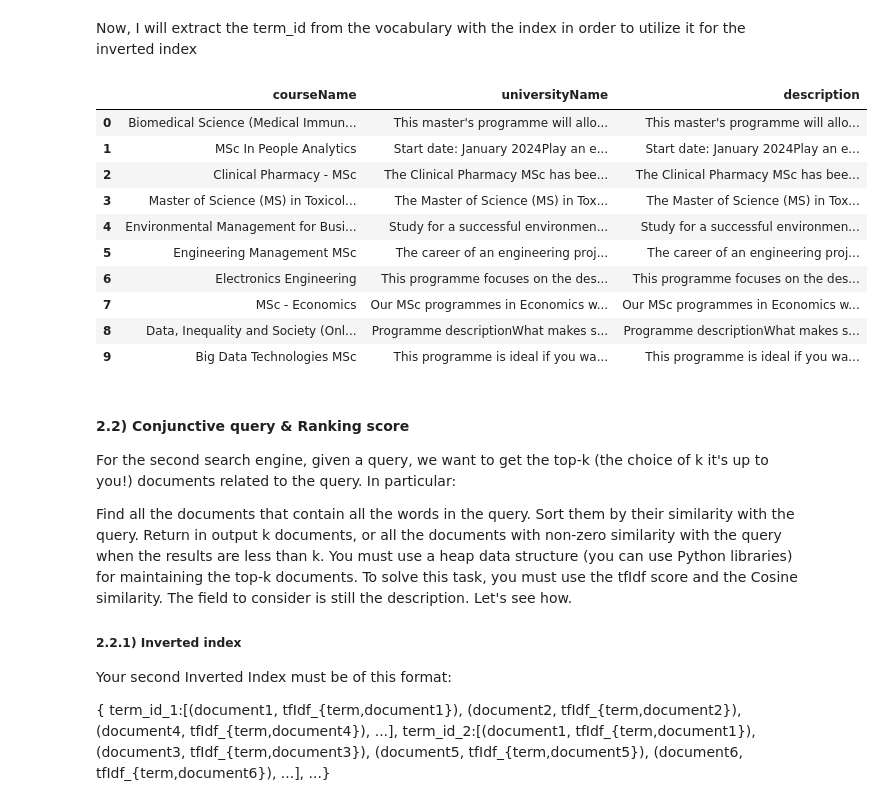
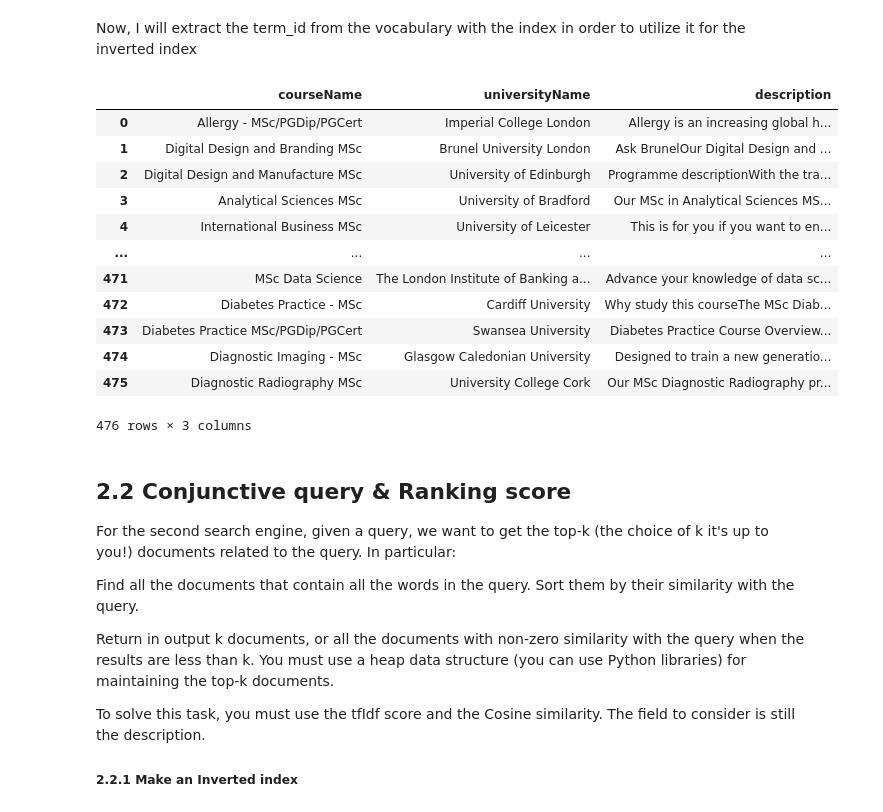
Before and after one commit to saifali03/Master-s-Degrees-from-all-over-, a Jupyter notebook: ADM_HW3.ipynb, the cells around one changed output. Cells and saved outputs as stored; diff of their text form; code cells hidden in the pictures.

```diff
--- a/ADM_HW3.ipynb
+++ b/ADM_HW3.ipynb
@@ -11,8 +12,8 @@ from functions import *
 # %% [markdown]
 First, I will load all (approximately) 6000 tsv files into one final dataset.
 # %%
-directory = "/Users/saifdev/Desktop/files_tsv"
-output_file = "/Users/saifdev/Desktop/grande.tsv"
+directory = "/Users/ricca/Desktop/ADM/files_tsv"
+output_file = "/Users/ricca/Desktop/ADM-HW3/grande.tsv"
 dataset = create_store_tsv(directory, output_file)
 # %%
 dataset.head(5)
@@ -35,0 +29,5 @@ df.head(3)
+# %%
+df = dataset.copy()
+print(df.shape)
+df = df.dropna(subset=['courseName'], axis=0)
+print(df.shape)
@@ -132,4 +139,4 @@ with open("/Users/saifdev/Desktop/vocabulary.json", "w") as file: # storing for
     json.dump(vocab_with_index, file)
 # %%
-vocab_with_index = json.load(open("/Users/saifdev/Desktop/vocabulary.json", "r")) # loading for use
+vocab_with_index = json.load(open("./vocabulary.json", "r")) # loading for use
 # %% [markdown]
@@ -162,7 +168,7 @@ inverted_index = inverted_index(vocab_with_index, df)
 # %% [markdown]
 I will now store this inverted index locally
 # %%
-with open("/Users/saifdev/Desktop/inverted_index_1.json", "w") as file: # storing for reusability
+with open("./inverted_index_1.json", "w") as file: # storing for reusability
     json.dump(inverted_index, file)
-inverted_index = json.load(open("/Users/saifdev/Desktop/inverted_index_1.json", "r")) # loading for use
+inverted_index = json.load(open("./inverted_index_1.json", "r")) # loading for use
 # %% [markdown]
@@ -182,34 +190,31 @@ Now, I will extract the term_id from the vocabulary with the index in order to u
 # %%
 term_ids = get_term_id_from_query(vocab_with_index, normalized_query)
 # %%
-new_dataset = search_engine(term_ids, df, inverted_index).head(10)
+new_dataset = search_engine(term_ids, df, inverted_index)
 new_dataset
 # %% [output]
 |  | courseName | universityName | description |
-| 0 | Biomedical Science (Medical Immun... | This master's programme will allo... | This master's programme will allo... |
-| 1 | MSc In People Analytics | Start date: January 2024Play an e... | Start date: January 2024Play an e... |
-| 2 | Clinical Pharmacy - MSc | The Clinical Pharmacy MSc has bee... | The Clinical Pharmacy MSc has bee... |
-| 3 | Master of Science (MS) in Toxicol... | The Master of Science (MS) in Tox... | The Master of Science (MS) in Tox... |
-| 4 | Environmental Management for Busi... | Study for a successful environmen... | Study for a successful environmen... |
-| 5 | Engineering Management MSc | The career of an engineering proj... | The career of an engineering proj... |
-| 6 | Electronics Engineering | This programme focuses on the des... | This programme focuses on the des... |
-| 7 | MSc - Economics | Our MSc programmes in Economics w... | Our MSc programmes in Economics w... |
-| 8 | Data, Inequality and Society (Onl... | Programme descriptionWhat makes s... | Programme descriptionWhat makes s... |
-| 9 | Big Data Technologies MSc | This programme is ideal if you wa... | This programme is ideal if you wa... |
+| 0 | Allergy - MSc/PGDip/PGCert | Imperial College London | Allergy is an increasing global h... |
+| 1 | Digital Design and Branding MSc | Brunel University London | Ask BrunelOur Digital Design and ... |
+| 2 | Digital Design and Manufacture MSc | University of Edinburgh | Programme descriptionWith the tra... |
+| 3 | Analytical Sciences MSc | University of Bradford | Our MSc in Analytical Sciences MS... |
+| 4 | International Business MSc | University of Leicester | This is for you if you want to en... |
+| ... | ... | ... | ... |
+| 471 | MSc Data Science | The London Institute of Banking a... | Advance your knowledge of data sc... |
+| 472 | Diabetes Practice - MSc | Cardiff University | Why study this courseThe MSc Diab... |
+| 473 | Diabetes Practice MSc/PGDip/PGCert | Swansea University | Diabetes Practice Course Overview... |
+| 474 | Diagnostic Imaging - MSc | Glasgow Caledonian University | Designed to train a new generatio... |
+| 475 | Diagnostic Radiography MSc | University College Cork | Our MSc Diagnostic Radiography pr... |
+476 rows × 3 columns
 # %% [markdown]
-#### 2.2) Conjunctive query & Ranking score
+## 2.2 Conjunctive query & Ranking score
 
 For the second search engine, given a query, we want to get the top-k (the choice of k it's up to you!) documents related to the query. In particular:
 
-Find all the documents that contain all the words in the query.
-Sort them by their similarity with the query.
+Find all the documents that contain all the words in the query. Sort them by their similarity with the query.
+
 Return in output k documents, or all the documents with non-zero similarity with the query when the results are less than k. You must use a heap data structure (you can use Python libraries) for maintaining the top-k documents.
-To solve this task, you must use the tfIdf score and the Cosine similarity. The field to consider is still the description. Let's see how.
 
-##### 2.2.1) Inverted index
-Your second Inverted Index must be of this format:
+To solve this task, you must use the tfIdf score and the Cosine similarity. The field to consider is still the description.
 
-{
-term_id_1:[(document1, tfIdf_{term,document1}), (document2, tfIdf_{term,document2}), (document4, tfIdf_{term,document4}), ...],
-term_id_2:[(document1, tfIdf_{term,document1}), (document3, tfIdf_{term,document3}), (document5, tfIdf_{term,document5}), (document6, tfIdf_{term,document6}), ...],
-...}
+##### 2.2.1 Make an Inverted index
```
Also changed, not shown: parts of 45 cells of this notebook, 3 other files.
